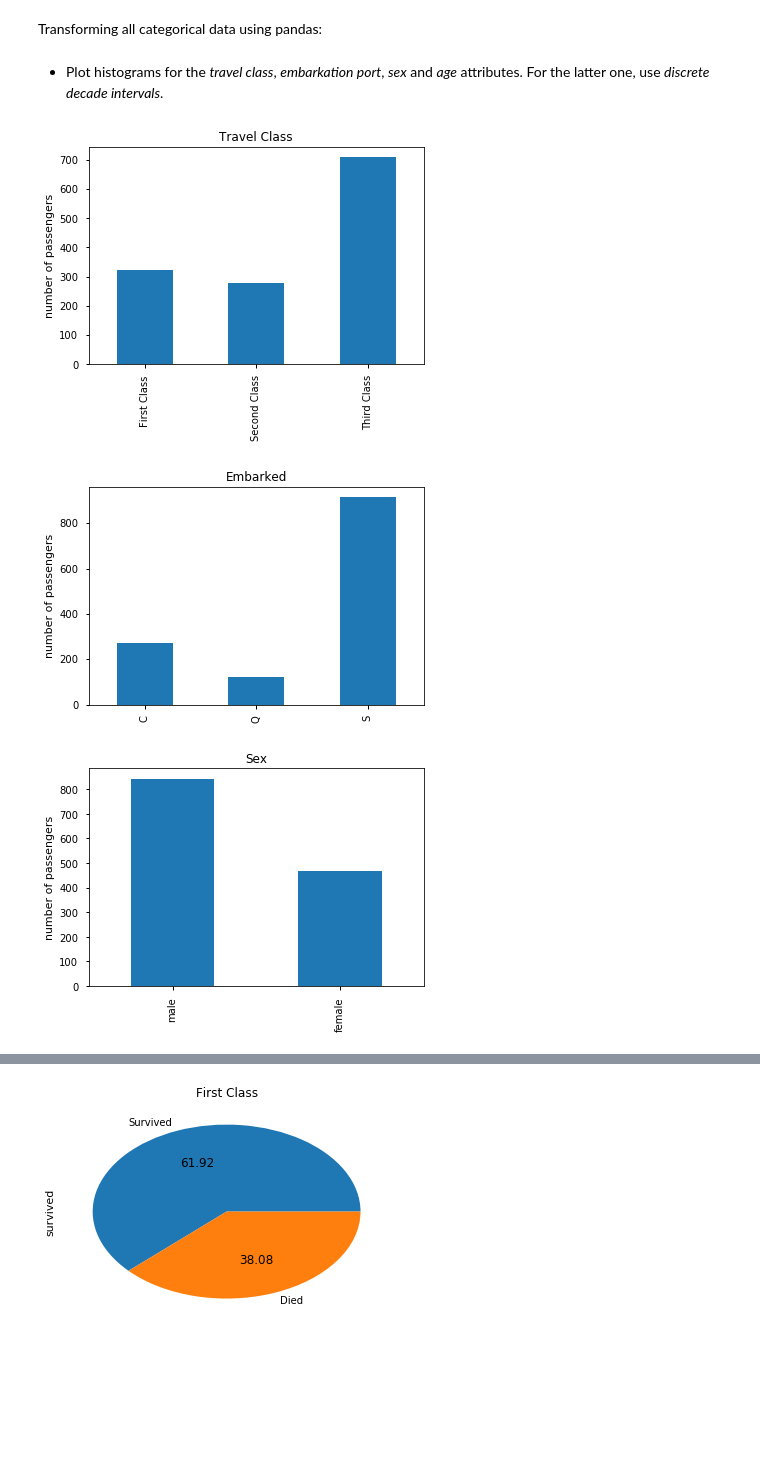
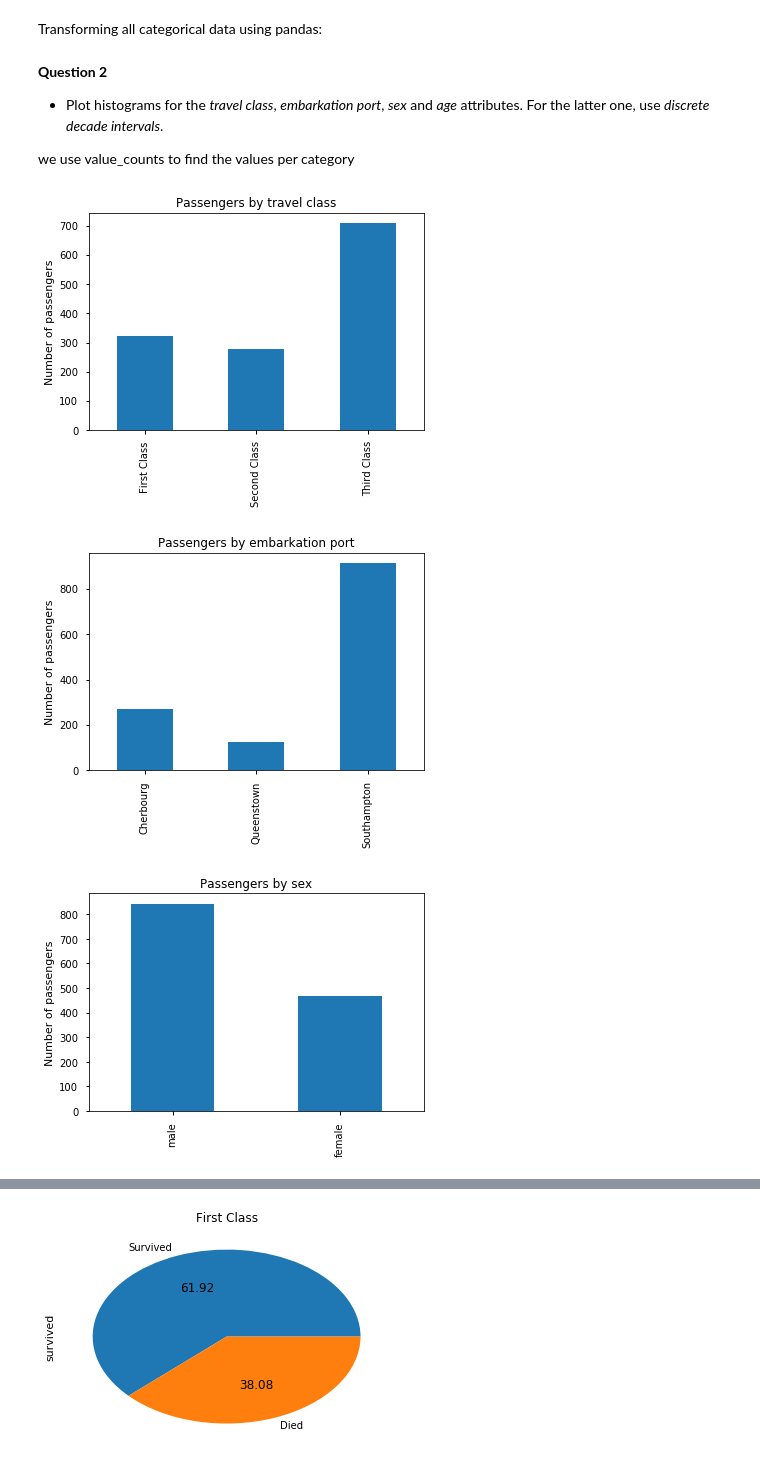
Before and after one commit to mtaziz/ada, a Jupyter notebook: HW1/Homework 1.ipynb, the cells around one changed output, grey strips where cells are left out. Saved outputs shown, nothing was run; the diff lists cells and outputs as text; code cells hidden in the pictures; blank space fills up the shorter version.

```diff
--- a/HW1/Homework 1.ipynb
+++ b/HW1/Homework 1.ipynb
@@ -400,38 +401,43 @@ Ticket, body, name, fare are not part of categorical data, as adding a new eleme
 # %% [markdown]
 Transforming all categorical data using pandas:
 # %%
-#we rename class to have prettier charts and more human redable rows
+#we rename class and embarked to have prettier charts and more human readable rows
 titanicXls['pclass'] = titanicXls['pclass'].map({1: 'First Class', 2: 'Second Class', 3: 'Third Class'}).astype('category')
 titanicXls['survied'] = titanicXls['survived'].astype('category')
 titanicXls['sex'] = titanicXls['sex'].astype('category')
 titanicXls['cabin'] = titanicXls['cabin'].astype('category')
-titanicXls['embarked'] = titanicXls['embarked'].astype('category')
+titanicXls['embarked'] = titanicXls['embarked'].map({'C':'Cherbourg', 'S':'Southampton', 'Q':'Queenstown'}).astype('category')
 titanicXls['boat'] = titanicXls['boat'].astype('category')
 # %% [markdown]
+**Question 2**
 - Plot histograms for the *travel class*, *embarkation port*, *sex* and *age* attributes. For the latter one, use *discrete decade intervals*.
+
+we use value_counts to find the values per category
 # %%
 #  We can simply count all the pclass values by category and plot them
-plt.title('Travel Class')
-titanicXls.pclass.value_counts().sort_index().plot(kind='bar').set_ylabel("number of passengers")
+plt.title('Passengers by travel class')
+titanicXls.pclass.value_counts().sort_index().plot(kind='bar').set_ylabel("Number of passengers")
 plt.show()
 
 #for embarked and sex, we need to have bar charts, as we do not have numerical values.
-plt.title('Embarked')
-titanicXls.embarked.value_counts(sort=False).sort_index().plot(kind='bar').set_ylabel("number of passengers")
+plt.title('Passengers by embarkation port')
+titanicXls.embarked.value_counts(sort=False).sort_index().plot(kind='bar').set_ylabel("Number of passengers")
 plt.show()
 
-plt.title('Sex')
-titanicXls.sex.value_counts().plot(kind='bar').set_ylabel("number of passengers")
+plt.title('Passengers by sex')
+titanicXls.sex.value_counts().plot(kind='bar').set_ylabel("Number of passengers")
 plt.show()
 
 # Histogram does the work for us.
 #we first discretize the data
-#titanicXls.age.describe() gives that min is 0 and max is 80
+#titanicXls.age.describe() gives that min is 0 and max is 80, hence we make bins from 0 to 80
 titaic_ages = pd.cut(titanicXls.age, np.arange(0, 90, 10))
-plt.title('Age')
-titaic_ages.value_counts(sort=False).plot(kind='bar').set_ylabel("number of passengers")
+plt.title('Passengers by age')
+block_plot = titaic_ages.value_counts(sort=False).plot(kind='bar')
+block_plot.set_ylabel("Number of passengers")
+block_plot.set_xlabel('Age bracket')
 plt.show()
 # %% [output]
-[figure, old version]
+[figure, new version]
-[figure, old version]
+[figure, new version]
-[figure, old version]
+[figure, new version]
```
Also changed, not shown: parts of 15 cells of this notebook.
